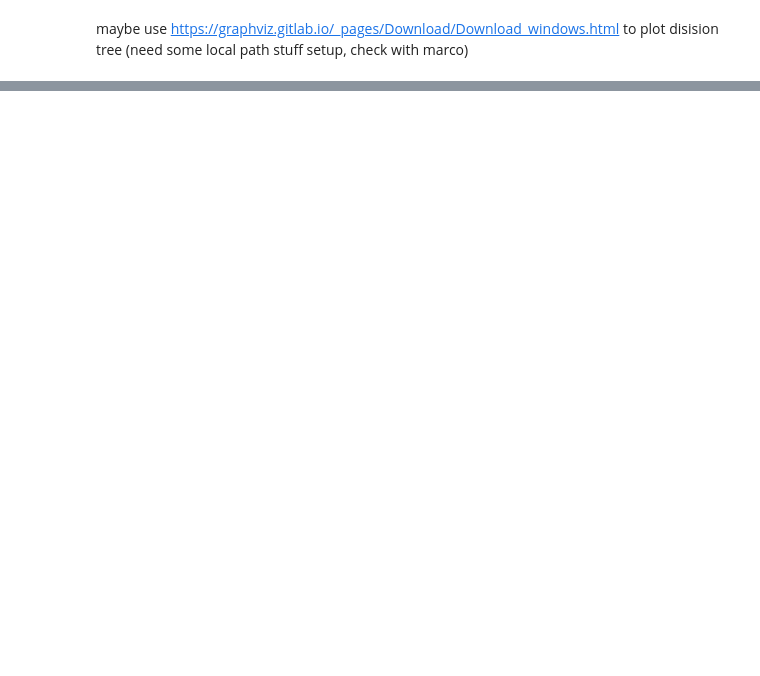
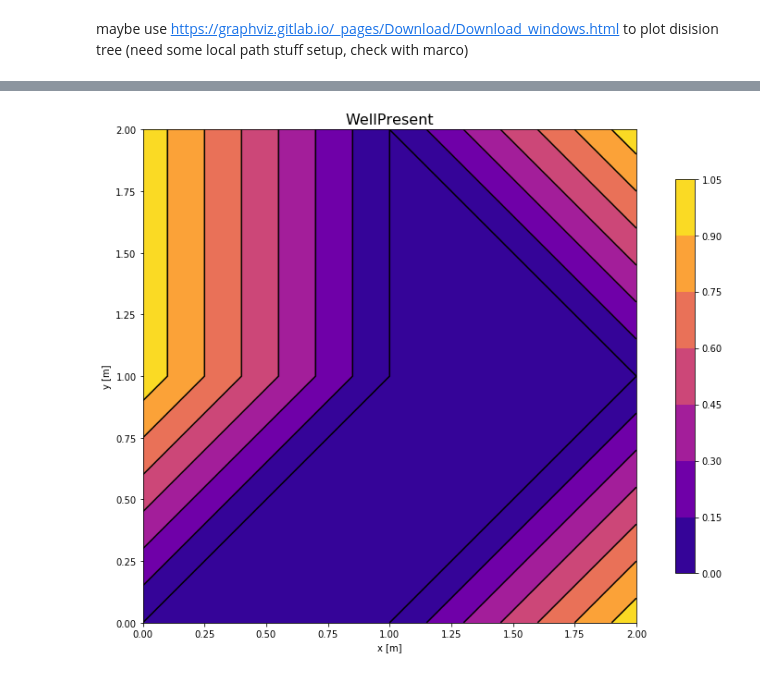
Before and after one commit to Nozziel/OGA2018_SweetSpotPrediction, a Jupyter notebook: Notebooks/02 Base Model.ipynb, the cells around one changed output, grey strips where cells are left out. Saved outputs shown, nothing was run; the diff lists cells and outputs as text; code cells hidden in the pictures; blank space fills up the shorter version.

```diff
--- a/Notebooks/02 Base Model.ipynb
+++ b/Notebooks/02 Base Model.ipynb
@@ -75,3 +75,7 @@ dot_data = tree.export_graphviz(clf, out_file=None,
 graphviz.Source(dot_data)
 # %% [output]
 [drawing not drawn]
+# %%
+ssp.plot_map(df, label_clf)
+# %% [output]
+[figure, added]
```
Also changed, not shown: parts of 6 cells of this notebook, 3 other files.
